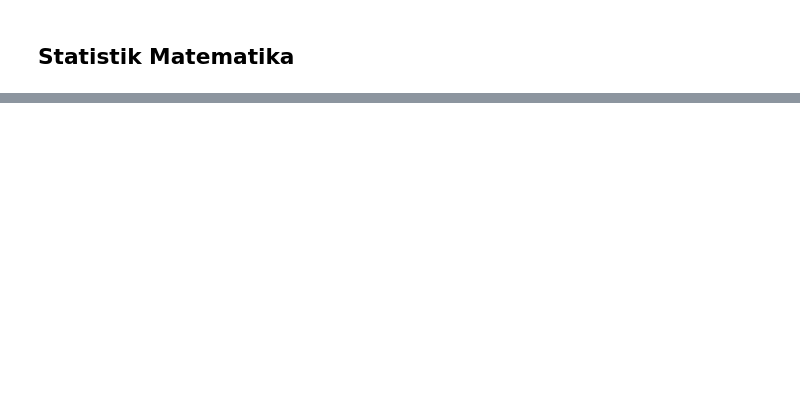
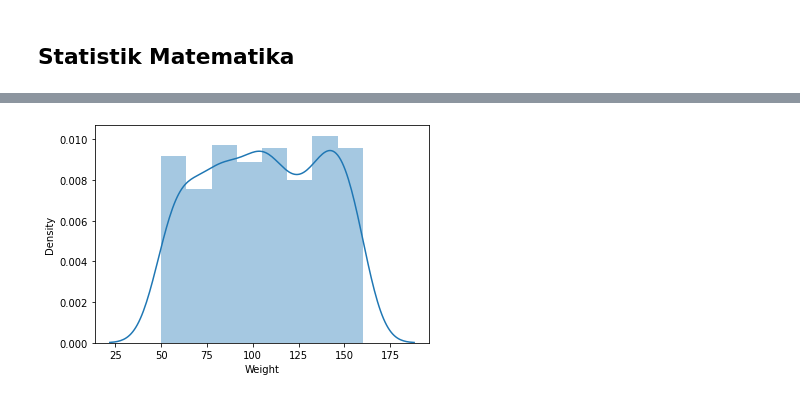
Before and after one commit to ThreeYas/datamining, a Jupyter notebook: _sources/notebooks.ipynb, the cells around one changed output, grey strips where cells are left out. Saved outputs shown, nothing was run; the diff lists cells and outputs as text; code cells hidden in the pictures; blank space fills up the shorter version.

```diff
--- a/_sources/notebooks.ipynb
+++ b/_sources/notebooks.ipynb
@@ -172,0 +451,5 @@ sns.distplot(data['tahun_2020']);
+# %%
+# Menampilkan histogram untuk kolom Weight menggunakan seaborn
+sns.distplot(data.Weight);
+# %% [output]
+[figure, added]
```
Also changed, not shown: parts of 65 cells of this notebook, 26 other files.
